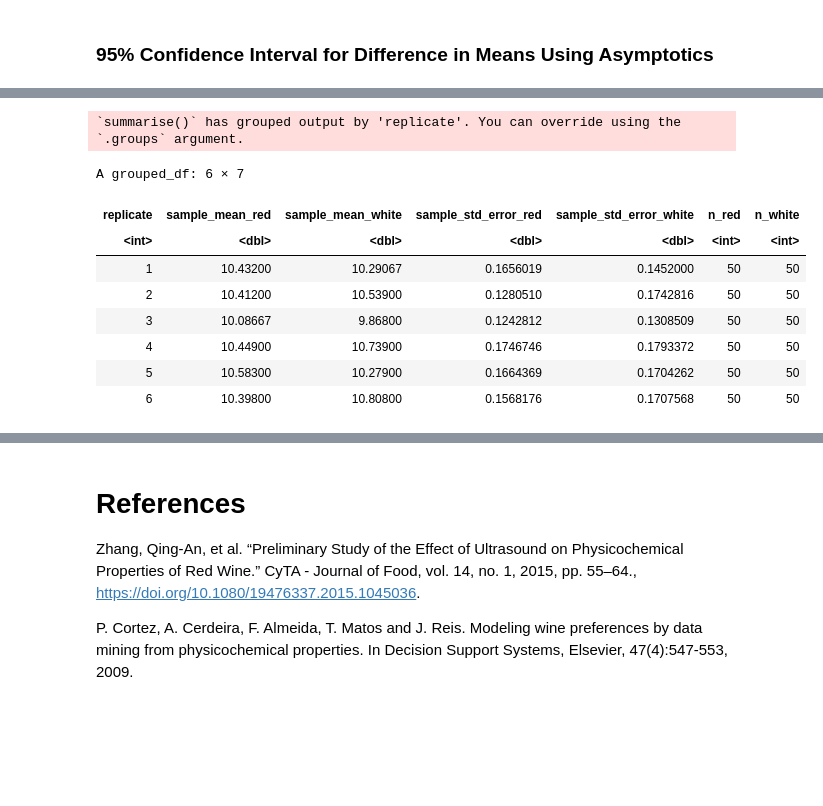
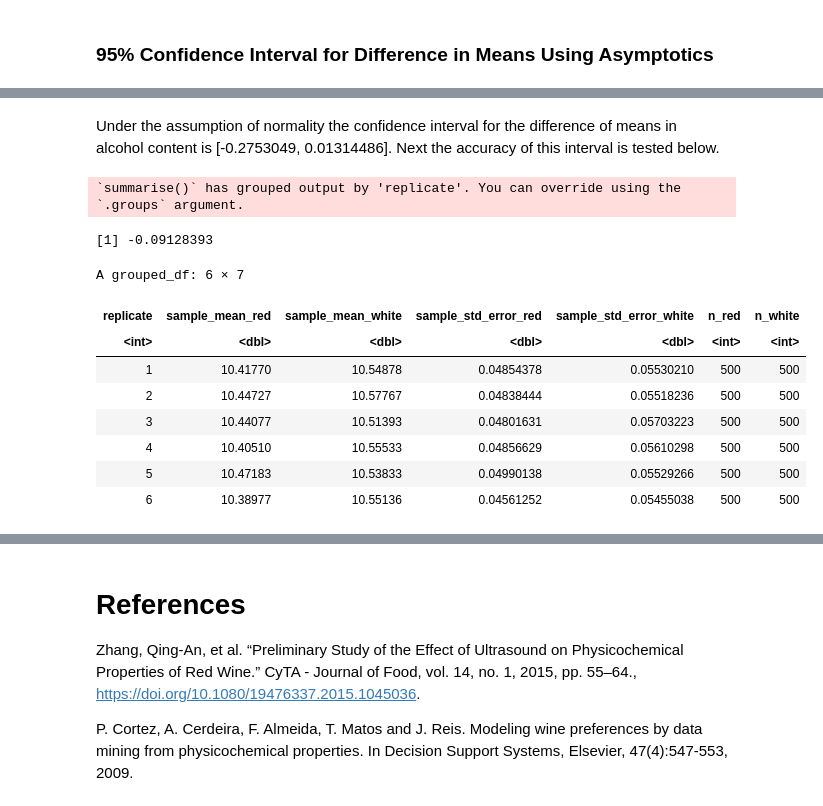
Before and after one commit to Jaskaran1116/STAT-201-Group-Project-23, a Jupyter notebook: analysis.ipynb, the cells around one changed output, grey strips where cells are left out. Drawn from its saved outputs; the diff is of its cells as text; code cells hidden in the pictures; blank space fills up the shorter version.

```diff
--- a/analysis.ipynb
+++ b/analysis.ipynb
@@ -462,5 +455,7 @@ A tibble: 1 × 2
+# %% [markdown]
+Under the assumption of normality the confidence interval for the difference of means in alcohol content is [-0.2753049, 0.01314486]. Next the accuracy of this interval is tested below.
 # %%
-# Checking accuracy of CI
+# Testing accuracy of the confidence interval
 
 set.seed(1234)
 
@@ -468,40 +463,42 @@ set.seed(1234)
 true_means <-
     alcohol_data %>%
     group_by(type) %>%
     summarise(sample_mean = mean(alcohol)) %>%
     pull(sample_mean)
 
 # Obtain the true difference in mean
 true_diff = true_means[1] - true_means[2]
 
 alcohol_multiple_samples <-
     tibble(replicate = 1:100) %>%
     mutate(sample = map(replicate,
                         `.f` = ~
                             alcohol_data %>%
                             group_by(type) %>%
-                            sample_n(size = case_when(type == "red" ~ 50,
-                                                      type == "white" ~ 50), replace = FALSE) %>%
+                            sample_n(size = case_when(type == "red" ~ 500,
+                                                      type == "white" ~ 500), replace = FALSE) %>%
                             ungroup()
                     )
     ) %>%
     unnest(sample) %>%
     group_by(replicate, type) %>%
     summarise(sample_mean = mean(alcohol),
               sample_std_error = sd(alcohol)/sqrt(n()),
               n = n()) %>%
     pivot_wider(names_from = type, values_from = c(sample_mean, sample_std_error, n))
 
+true_diff
 head(alcohol_multiple_samples)
 # %% [output]
 `summarise()` has grouped output by 'replicate'. You can override using the `.groups` argument.
-A grouped_df: 6 × 7
+[1] -0.09128393
+A grouped_df: 6 × 7
 | replicate | sample_mean_red | sample_mean_white | sample_std_error_red | sample_std_error_white | n_red | n_white |
 | <int> | <dbl> | <dbl> | <dbl> | <dbl> | <int> | <int> |
-| 1 | 10.43200 | 10.29067 | 0.1656019 | 0.1452000 | 50 | 50 |
-| 2 | 10.41200 | 10.53900 | 0.1280510 | 0.1742816 | 50 | 50 |
-| 3 | 10.08667 | 9.86800 | 0.1242812 | 0.1308509 | 50 | 50 |
-| 4 | 10.44900 | 10.73900 | 0.1746746 | 0.1793372 | 50 | 50 |
-| 5 | 10.58300 | 10.27900 | 0.1664369 | 0.1704262 | 50 | 50 |
-| 6 | 10.39800 | 10.80800 | 0.1568176 | 0.1707568 | 50 | 50 |
+| 1 | 10.41770 | 10.54878 | 0.04854378 | 0.05530210 | 500 | 500 |
+| 2 | 10.44727 | 10.57767 | 0.04838444 | 0.05518236 | 500 | 500 |
+| 3 | 10.44077 | 10.51393 | 0.04801631 | 0.05703223 | 500 | 500 |
+| 4 | 10.40510 | 10.55533 | 0.04856629 | 0.05610298 | 500 | 500 |
+| 5 | 10.47183 | 10.53833 | 0.04990138 | 0.05529266 | 500 | 500 |
+| 6 | 10.38977 | 10.55136 | 0.04561252 | 0.05455038 | 500 | 500 |
 # %%
```
Also changed, not shown: parts of 30 cells of this notebook.
